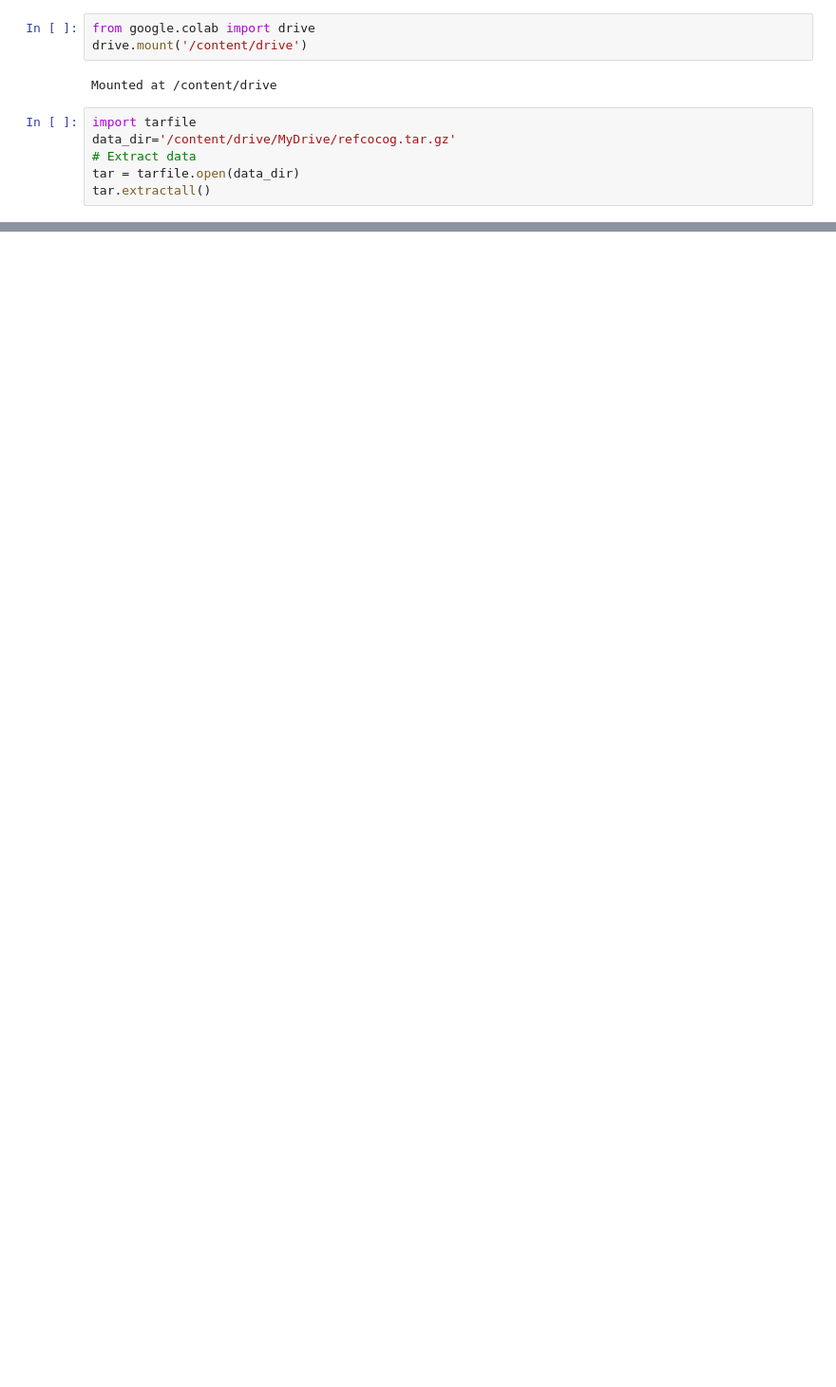
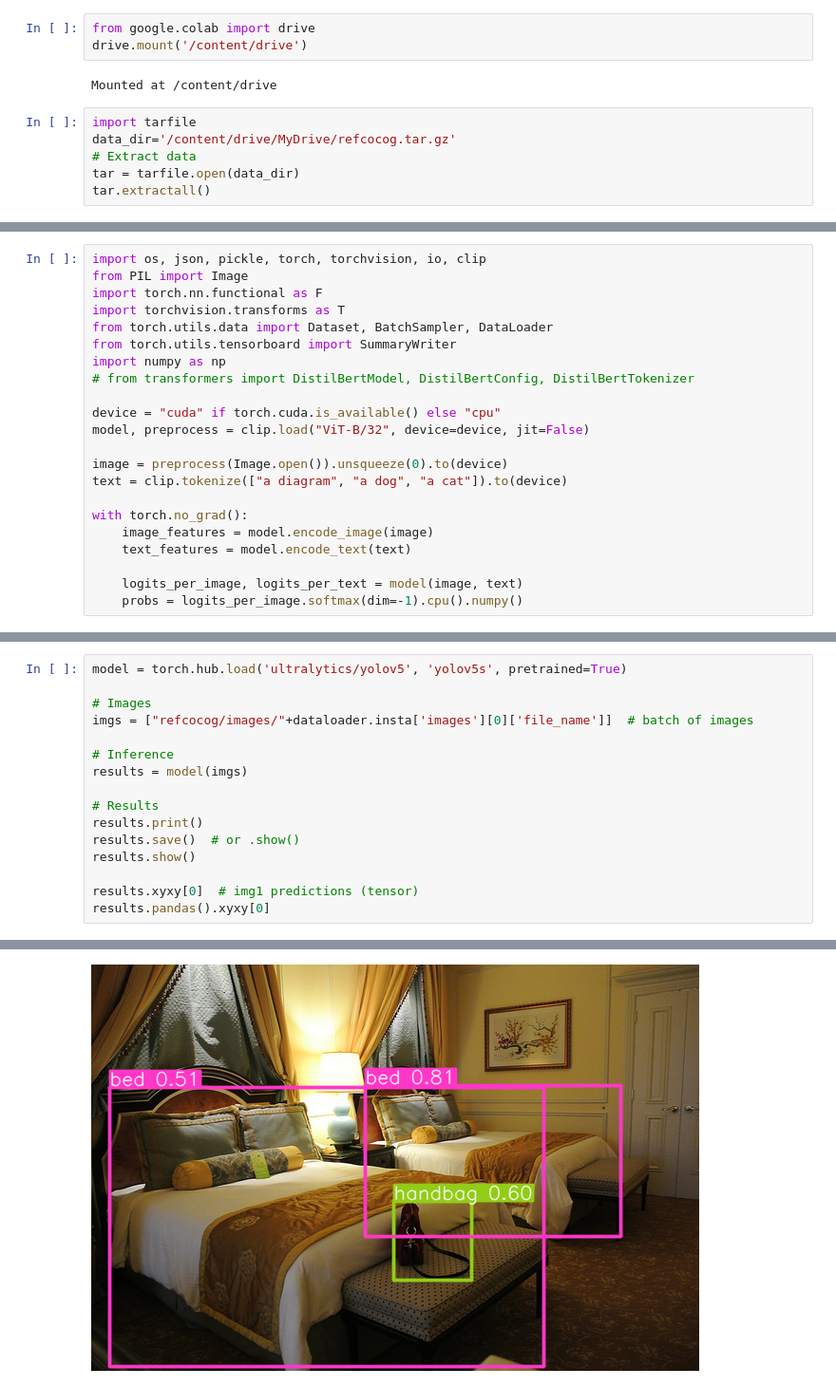
Before and after one commit to farihachaiti/DL_Project_2023, a Jupyter notebook: DL_draft.ipynb, the cells around one changed output, grey strips where cells are left out. Shown at 95% size. Saved outputs shown, nothing was run; the diff lists cells and outputs as text; blank space fills up the shorter version.

```diff
--- a/DL_draft.ipynb
+++ b/DL_draft.ipynb
@@ -128,0 +34,22 @@ scheduler = optim.lr_scheduler.CosineAnnealingLR(optimizer, len(train_dataloader
+# %%
+import os, json, pickle, torch, torchvision, io, clip
+from PIL import Image
+import torch.nn.functional as F
+import torchvision.transforms as T
+from torch.utils.data import Dataset, BatchSampler, DataLoader
+from torch.utils.tensorboard import SummaryWriter
+import numpy as np
+# from transformers import DistilBertModel, DistilBertConfig, DistilBertTokenizer
+
+device = "cuda" if torch.cuda.is_available() else "cpu"
+model, preprocess = clip.load("ViT-B/32", device=device, jit=False)
+
+image = preprocess(Image.open()).unsqueeze(0).to(device)
+text = clip.tokenize(["a diagram", "a dog", "a cat"]).to(device)
+
+with torch.no_grad():
+    image_features = model.encode_image(image)
+    text_features = model.encode_text(text)
+
+    logits_per_image, logits_per_text = model(image, text)
+    probs = logits_per_image.softmax(dim=-1).cpu().numpy()
@@ -128,0 +165,17 @@ scheduler = optim.lr_scheduler.CosineAnnealingLR(optimizer, len(train_dataloader
+# %%
+model = torch.hub.load('ultralytics/yolov5', 'yolov5s', pretrained=True)
+
+# Images
+imgs = ["refcocog/images/"+dataloader.insta['images'][0]['file_name']]  # batch of images
+
+# Inference
+results = model(imgs)
+
+# Results
+results.print()
+results.save()  # or .show()
+results.show()
+
+results.xyxy[0]  # img1 predictions (tensor)
+results.pandas().xyxy[0]
+# %% [output]
@@ -128,0 +192 @@ scheduler = optim.lr_scheduler.CosineAnnealingLR(optimizer, len(train_dataloader
+[figure, added]
```
Also changed, not shown: parts of 33 cells of this notebook, 1 other file.
